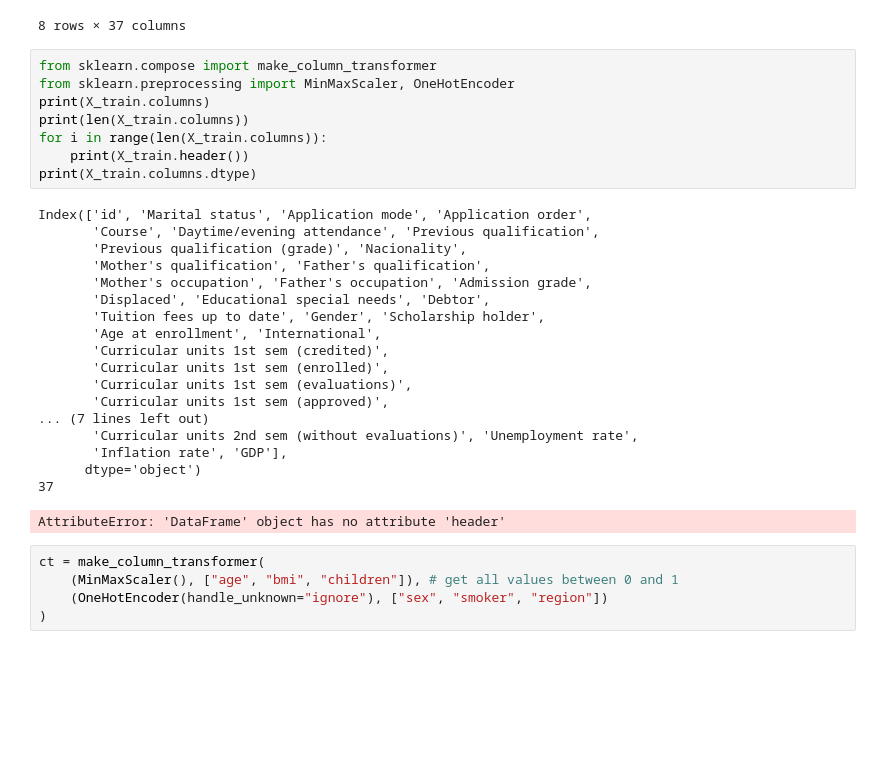
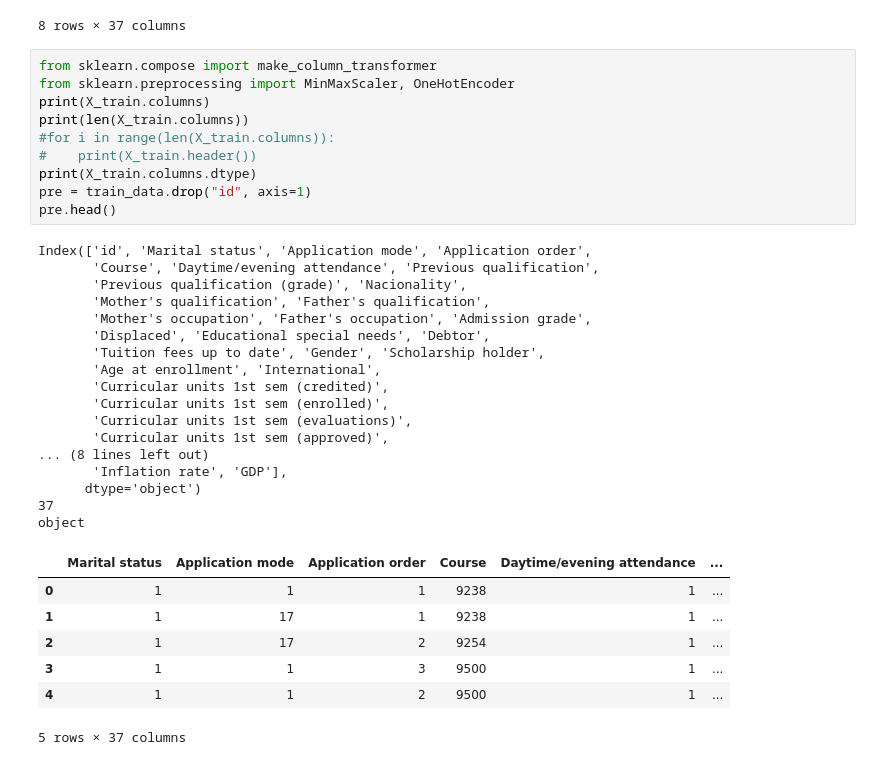
Before and after one commit to saabir2003/1st-project, a Jupyter notebook: notebook8c69c20f51.ipynb, the cells around one changed output. Drawn from its saved outputs; the diff is of its cells as text; blank space fills up the shorter version.

```diff
--- a/notebook8c69c20f51.ipynb
+++ b/notebook8c69c20f51.ipynb
@@ -111,32 +111,35 @@ X_train.describe()
 # %%
 from sklearn.compose import make_column_transformer
 from sklearn.preprocessing import MinMaxScaler, OneHotEncoder
 print(X_train.columns)
 print(len(X_train.columns))
-for i in range(len(X_train.columns)):
-    print(X_train.header())
+#for i in range(len(X_train.columns)):
+#    print(X_train.header())
 print(X_train.columns.dtype)
+pre = train_data.drop("id", axis=1)
+pre.head()
 # %% [output]
 Index(['id', 'Marital status', 'Application mode', 'Application order',
        'Course', 'Daytime/evening attendance', 'Previous qualification',
        'Previous qualification (grade)', 'Nacionality',
        'Mother's qualification', 'Father's qualification',
        'Mother's occupation', 'Father's occupation', 'Admission grade',
        'Displaced', 'Educational special needs', 'Debtor',
        'Tuition fees up to date', 'Gender', 'Scholarship holder',
        'Age at enrollment', 'International',
        'Curricular units 1st sem (credited)',
        'Curricular units 1st sem (enrolled)',
        'Curricular units 1st sem (evaluations)',
        'Curricular units 1st sem (approved)',
-... (7 lines left out)
-       'Curricular units 2nd sem (without evaluations)', 'Unemployment rate',
+... (8 lines left out)
        'Inflation rate', 'GDP'],
       dtype='object')
 37
+object
+|  | Marital status | Application mode | Application order | Course | Daytime/evening attendance | ... |
+| 0 | 1 | 1 | 1 | 9238 | 1 | ... |
+| 1 | 1 | 17 | 1 | 9238 | 1 | ... |
+| 2 | 1 | 17 | 2 | 9254 | 1 | ... |
+| 3 | 1 | 1 | 3 | 9500 | 1 | ... |
+| 4 | 1 | 1 | 2 | 9500 | 1 | ... |
-AttributeError: 'DataFrame' object has no attribute 'header'
+5 rows × 37 columns
-# %%
-ct = make_column_transformer(
-    (MinMaxScaler(), ["age", "bmi", "children"]), # get all values between 0 and 1
-    (OneHotEncoder(handle_unknown="ignore"), ["sex", "smoker", "region"])
-)
```
Also changed, not shown: parts of 16 cells of this notebook.
